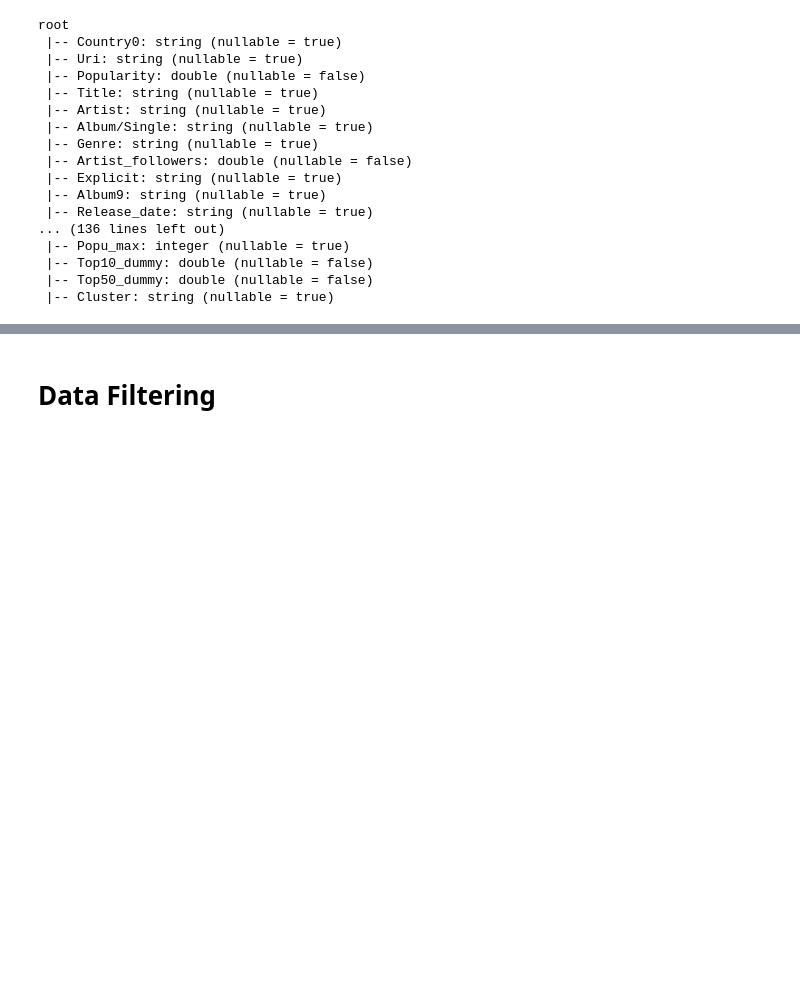
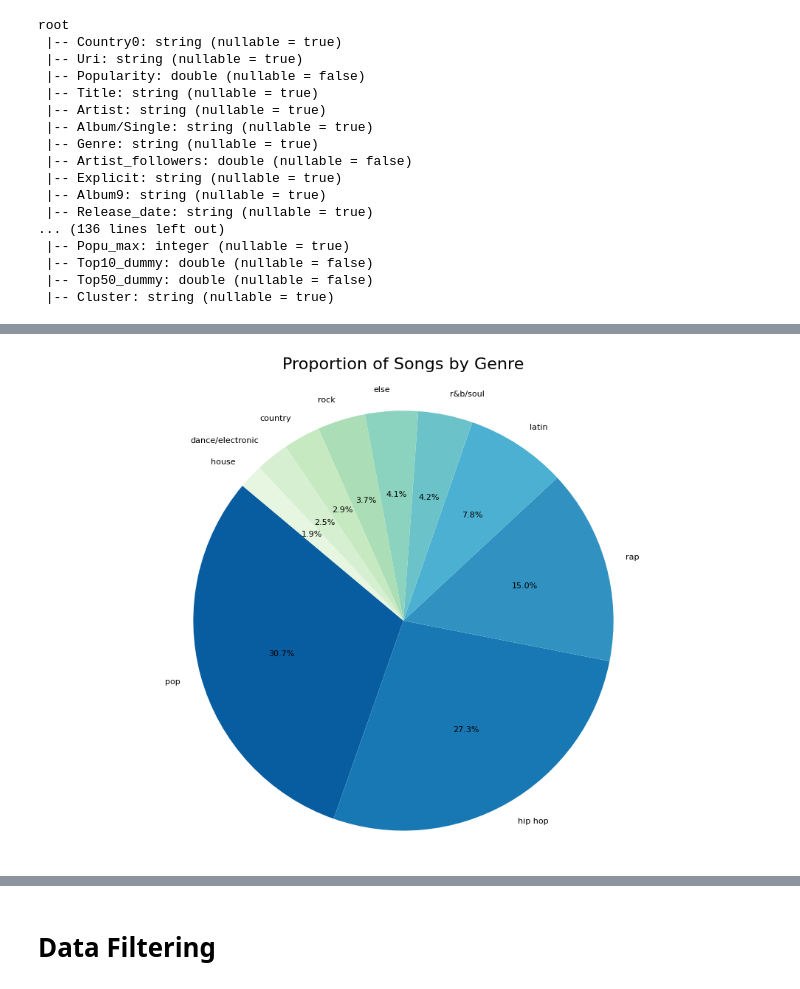
Before and after one commit to nathanbrz/Music_Analytics_and_Recommendation, a Jupyter notebook: code/FeatureReduction.ipynb, the cells around one changed output, grey strips where cells are left out. Cells and saved outputs as stored; diff of their text form; code cells hidden in the pictures; blank space fills up the shorter version.

```diff
--- a/code/FeatureReduction.ipynb
+++ b/code/FeatureReduction.ipynb
@@ -186,0 +291,34 @@ transformed_df = transformed_df.withColumn(
+# %%
+# Plot top 10 Most Frequent Genres
+#  Group data by Genre and count the number of songs per genre
+genre_counts = (
+    filtered_df.groupBy("Genre_new")
+    .count()
+    .orderBy("count", ascending=False)
+    .limit(10)
+    .toPandas()
+)
+
+# Generate colors
+colors = sns.color_palette("GnBu_r", len(genre_counts)).as_hex()
+
+# Plot the pie chart
+plt.figure(figsize=(10, 7))
+plt.pie(
+    genre_counts["count"],
+    labels=genre_counts["Genre_new"],
+    autopct="%1.1f%%",
+    startangle=140,
+    colors=colors,
+     textprops={'fontsize': 8}
+)
+
+# Customize the plot
+plt.title("Proportion of Songs by Genre", pad=20, fontsize=16)
+plt.axis("equal")  # Equal aspect ratio ensures the pie chart is circular
+
+# Show the plot
+plt.tight_layout()
+plt.show()
+# %% [output]
+[figure, added]
```
Also changed, not shown: parts of 20 cells of this notebook.
